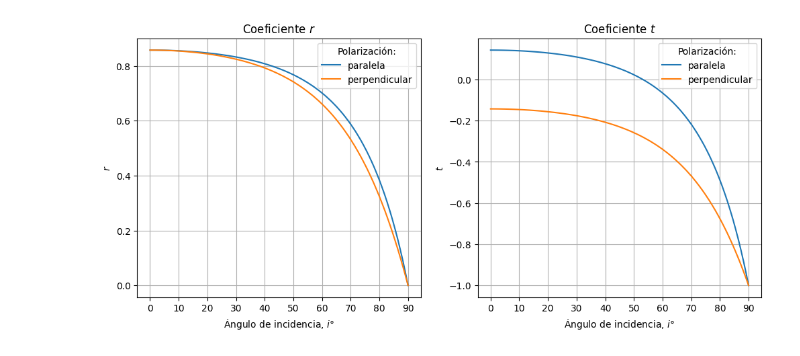
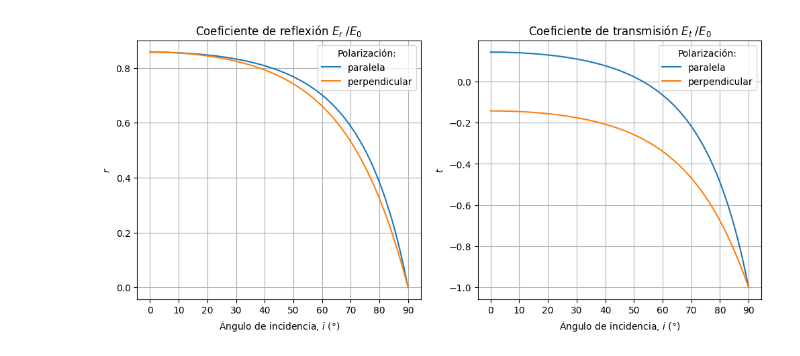
Before and after one commit to dangarciahe/Electrodinamica2_Taller2, a Jupyter notebook: Punto1.ipynb, the cells around one changed output. Saved outputs shown, nothing was run; the diff lists cells and outputs as text; code cells hidden in the pictures.

```diff
--- a/Punto1.ipynb
+++ b/Punto1.ipynb
@@ -28,34 +28,36 @@ def r_parallel(i): #E'/E - Parallel
     bot = mur*n2**2*np.cos(i) + n1*np.sqrt(n2**2 - (n1*np.sin(i))**2)
     return top/bot
 
 def t_parallel(i): #E''/E - Parallel
     i = np.radians(i)
     top = mur*n2**2*np.cos(i) - n1*np.sqrt(n2**2 - (n1*np.sin(i))**2)
     bot = mur*n2**2*np.cos(i) + n1*np.sqrt(n2**2 - (n1*np.sin(i))**2)
     return top/bot
 
 theta = np.linspace(0, 90, 100)
 
 fig, ax = plt.subplots(1,2, figsize=(12,5))
 ax[0].plot(theta, r_parallel(theta), label="paralela")
 ax[0].plot(theta, r_perpendicular(theta), label="perpendicular")
 ax[1].plot(theta, t_parallel(theta), label="paralela")
 ax[1].plot(theta, t_perpendicular(theta), label="perpendicular")
 
 
 ax[0].set_ylabel(r"$r$")
 ax[1].set_ylabel(r"$t$")
 
-ax[0].set_title(r"Coeficiente $r$")
-ax[1].set_title(r"Coeficiente $t$")
+ax[0].set_title(r"Coeficiente de reflexión $E_r\; / E_0$")
+ax[1].set_title(r"Coeficiente de transmisión $E_t \; / E_0$")
+
+ax[0].set_yticks(np.arange(0,1,0.2))
 
 for ii in range (2):
     ax[ii].legend(title="Polarización:")
     ax[ii].grid()
     ax[ii].set_xticks(np.arange(0,100,10))
-    ax[ii].set_xlabel(r"Ángulo de incidencia, $i$°")
+    ax[ii].set_xlabel(r"Ángulo de incidencia, $i$ (°)")
 
 plt.savefig("Graficas1.png")
 plt.show()
 # %% [output]
-[figure, old version]
+[figure, new version]
```
